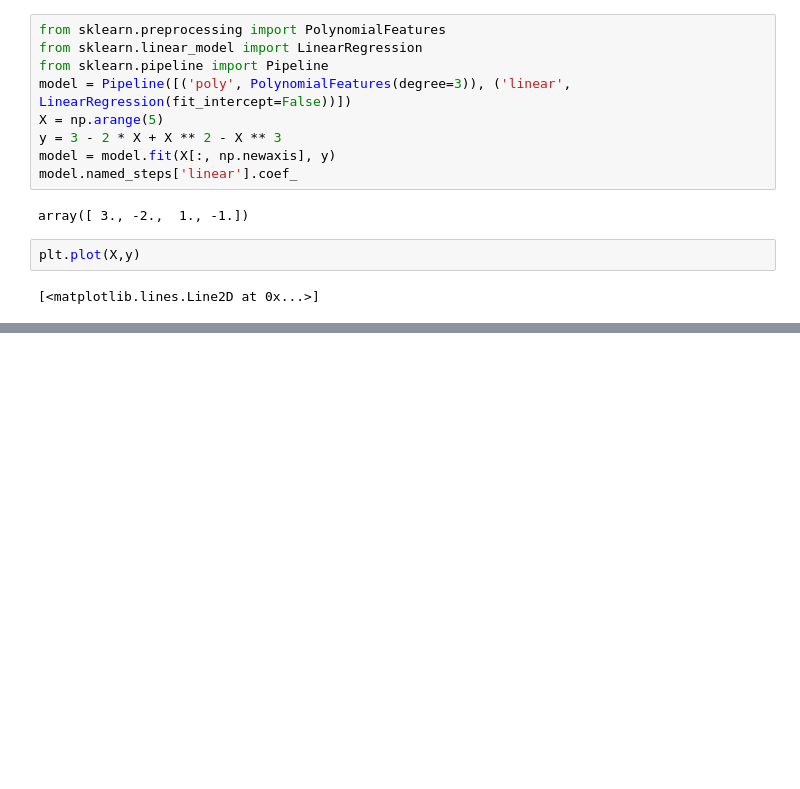
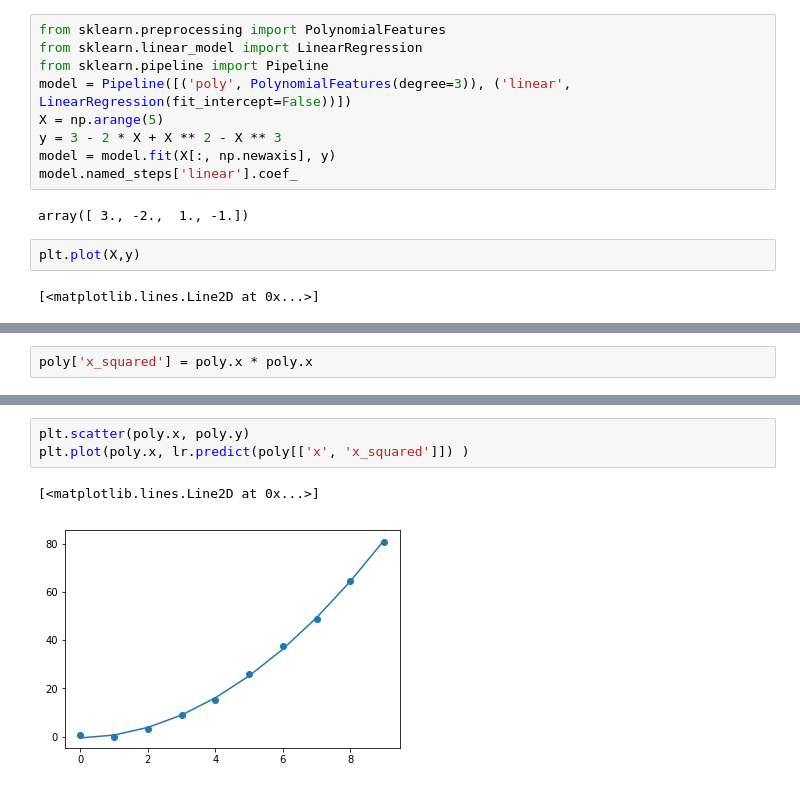
Before and after one commit to bokyonga/ga_projects, a Jupyter notebook: collinearity_ames.ipynb, the cells around one changed output, grey strips where cells are left out. Saved outputs shown, nothing was run; the diff lists cells and outputs as text; blank space fills up the shorter version.

```diff
--- a/collinearity_ames.ipynb
+++ b/collinearity_ames.ipynb
@@ -499,0 +536,2 @@ sns.pairplot(ames)
+# %%
+poly['x_squared'] = poly.x * poly.x
@@ -499,0 +551,6 @@ sns.pairplot(ames)
+# %%
+plt.scatter(poly.x, poly.y)
+plt.plot(poly.x, lr.predict(poly[['x', 'x_squared']]) )
+# %% [output]
+[<matplotlib.lines.Line2D at 0x...>]
+[figure, added]
```
Also changed, not shown: parts of 10 cells of this notebook.
